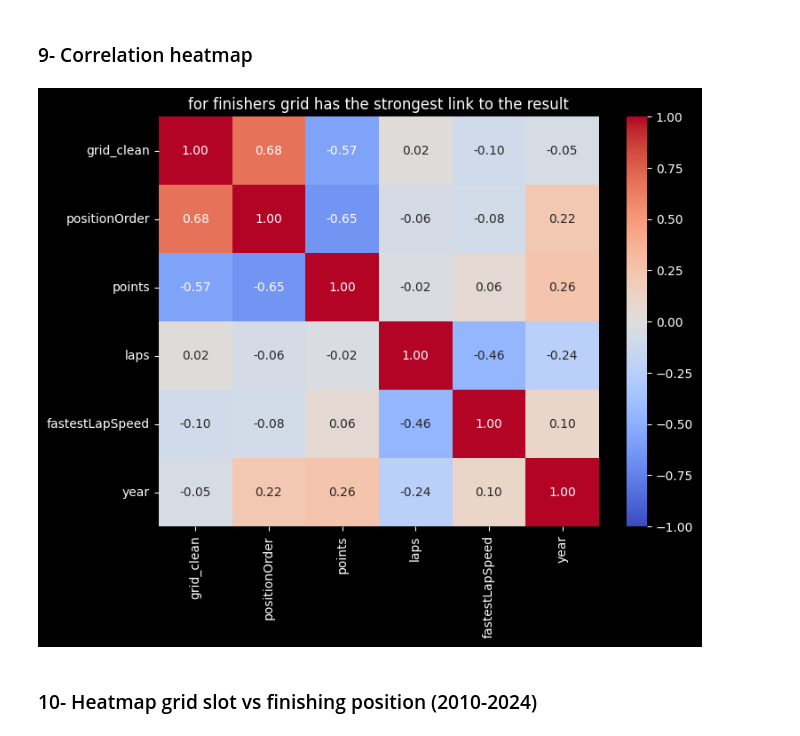
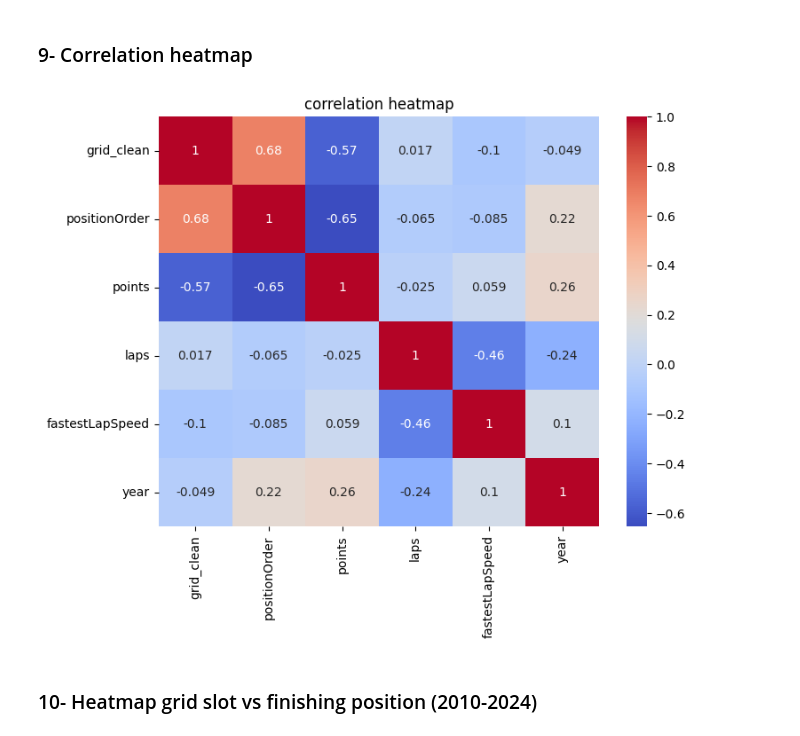
Before and after one commit to Majed-Codes/f1-eda-dashboard, a Jupyter notebook: notebook/f1_eda.ipynb, the cells around one changed output. Cells and saved outputs as stored; diff of their text form; code cells hidden in the pictures.

```diff
--- a/notebook/f1_eda.ipynb
+++ b/notebook/f1_eda.ipynb
@@ -34,9 +33,6 @@ import pandas as pd
 import numpy as np
 import matplotlib.pyplot as plt
 import seaborn as sns
-
-plt.style.use('dark_background')
-red = '#FF2B17'
 # %% [markdown]
 # Step 3 - Data Loading & Structure
 
@@ -354,10 +327,10 @@ df[['race_name', 'circuit_name', 'team', 'driver']].head()
 * dnf: started but didnt finish
 # %%
-df['finished']=(df['status']=='Finished') | (df['status'].str.match(r'^\+\d+ Lap'))
+df['finished']=(df['status']=='Finished') | (df['status'].str.contains('Lap'))
 
 not_started=['Did not qualify', 'Did not prequalify', 'Withdrew', 'Did not start', 'Excluded', 'Not classified']
-df['starter']=~df['status'].isin(not_started)
+df['starter']=df['status'].isin(not_started)==False
 
-df['dnf']=df['starter'] & ~df['finished']
-print(df['finished'].sum(), df['starter'].sum(), df['dnf'].sum())
+df['dnf']=(df['starter']==True) & (df['finished']==False)
+df[['finished', 'starter', 'dnf']].sum()
 # %% [output]
@@ -439,19 +406,3 @@ print(modern.shape, modern['raceId'].nunique())
 ## Univariate
 # %% [markdown]
 ### 1- Histogram of laps completed
-# %%
-#laps completed as % of the winner laps so short and long races can be compared
-max_laps=df.groupby('raceId')['laps'].transform('max')
-df['laps_pct']=df['laps']/max_laps*100
-
-plt.figure(figsize=(10,5))
-plt.hist(df[df['starter']==True]['laps_pct'], bins=40, color='grey', edgecolor='black')
-plt.hist(df[(df['starter']==True)&(df['laps_pct']>=97.5)]['laps_pct'], bins=[97.5, 100], color=red, edgecolor='black')
-plt.title('most starters finish the race but many retire early')
-plt.xlabel('laps completed (% of the winner laps)')
-plt.ylabel('number of starters')
-plt.savefig('../reports/figures/01_laps_completed_hist.png', dpi=150, bbox_inches='tight')
-plt.show()
-print((df[df['starter']==True]['laps_pct']>=97.5).mean())
-#about half of the starters reach the end of the race (red bar)
-#the bar at 0 is drivers who retired in the first laps
@@ -674,16 +608,14 @@ plt.show()
 # %%
 corr=df[df['finished']==True][['grid_clean', 'positionOrder', 'points', 'laps', 'fastestLapSpeed', 'year']].corr()
 
 plt.figure(figsize=(8,6))
-sns.heatmap(corr, annot=True, fmt='.2f', cmap='coolwarm', vmin=-1, vmax=1)
-plt.title('for finishers grid has the strongest link to the result')
-plt.savefig('../reports/figures/09_correlation_heatmap.png', dpi=150, bbox_inches='tight')
+sns.heatmap(corr, annot=True, cmap='coolwarm')
+plt.title('correlation heatmap')
 plt.show()
-#grid vs finishing position is 0.68 for all finishers 1950-2024
-#points and position are -0.65 but thats expected because points come from the position
-#year has almost no link with the result
-#fastest lap speed only exists from 2004
+# grid and finishing position have 0.68
+# points and position are -0.65 but thats normal because points come from the position
+# year has almost no link with the result
 # %% [output]
-[figure, old version]
+[figure, new version]
 # %% [markdown]
 ### 10- Heatmap grid slot vs finishing position (2010-2024)
```
Also changed, not shown: parts of 57 cells of this notebook, 1 other file.
